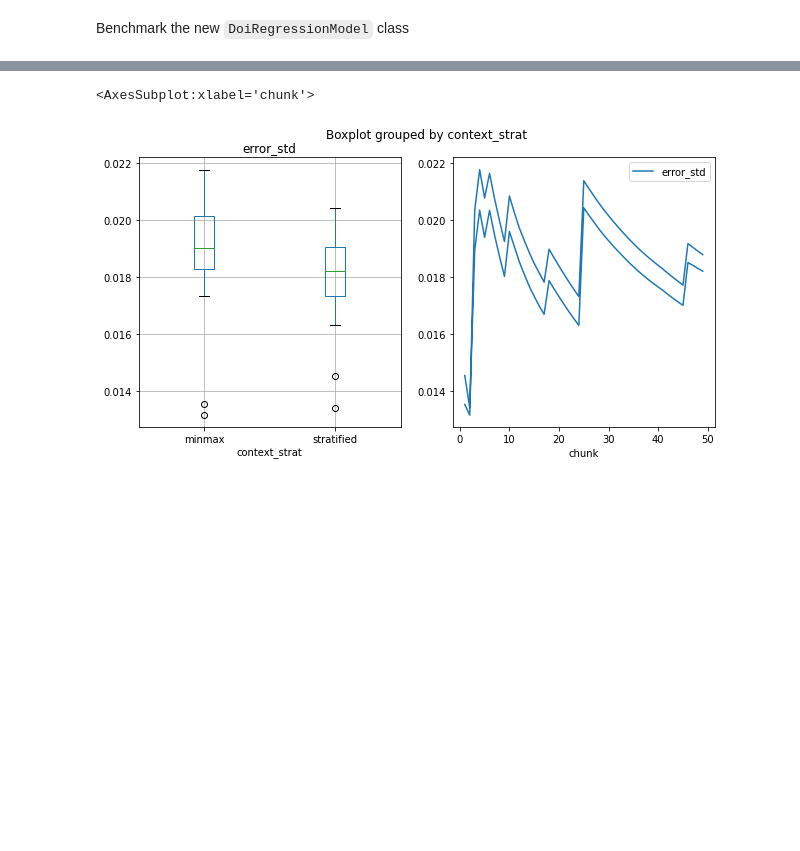
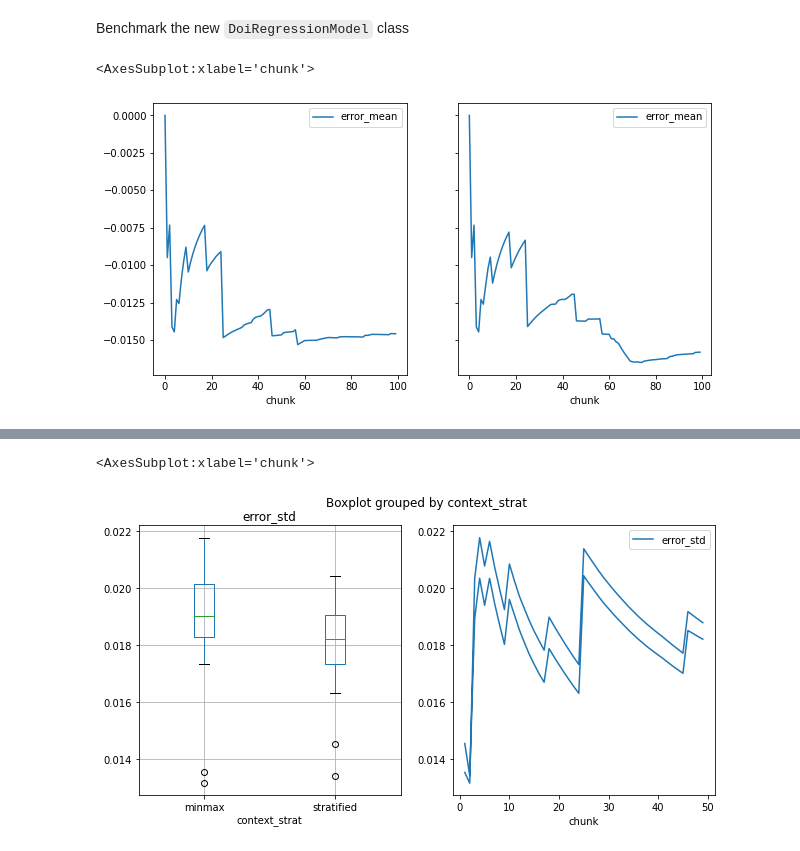
Before and after one commit to vis-au/prointerest, a Jupyter notebook: server/benchmarks/benchmarks.ipynb, the cells around one changed output, grey strips where cells are left out. Drawn from its saved outputs; the diff is of its cells as text; code cells hidden in the pictures; blank space fills up the shorter version.

```diff
--- a/server/benchmarks/benchmarks.ipynb
+++ b/server/benchmarks/benchmarks.ipynb
@@ -90,0 +102,10 @@ doi_error_with_context_results = benchmark_doi_error_with_context()
+# %%
+import matplotlib.pyplot as plt
+
+fig, axes = plt.subplots(1, 2, figsize=(10, 5), sharex=True, sharey=True)
+
+doi_error_with_prediction_context[~doi_error_with_prediction_context["include_previous_chunks_in_training"]].plot(x="chunk", y="error_mean", ax=axes[0])
+doi_error_with_prediction_context[doi_error_with_prediction_context["include_previous_chunks_in_training"]].plot(x="chunk", y="error_mean", ax=axes[1])
+# %% [output]
+<AxesSubplot:xlabel='chunk'>
+[figure, added]
```
Also changed, not shown: parts of 3 cells of this notebook.
